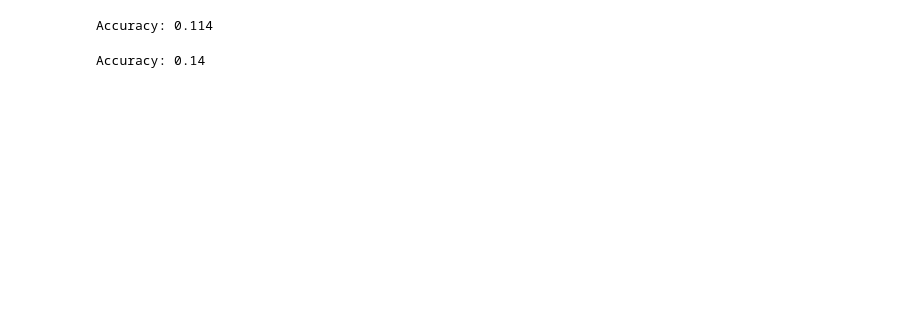
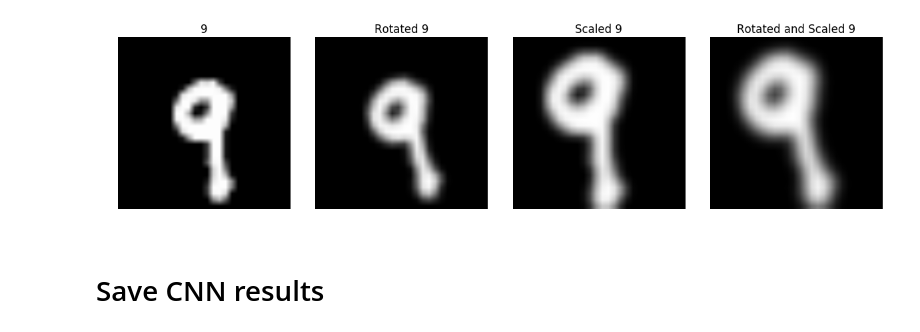
Before and after one commit to Chaoste/course-machine-intelligence-1, a Jupyter notebook: Ex11/MI - H11.ipynb, the cells around one changed output. Drawn from its saved outputs; the diff is of its cells as text; code cells hidden in the pictures; blank space fills up the shorter version.

```diff
--- a/Ex11/MI - H11.ipynb
+++ b/Ex11/MI - H11.ipynb
@@ -34,63 +151,12 @@ fig.tight_layout()
-# %%
-# Using the MNIST tutorial from Tensorflow (optimized for the real MNIST dataset)
-# Create the model
-x = tf.placeholder(tf.float32, [None, 784])
-W = tf.Variable(tf.zeros([784, 10]))
-b = tf.Variable(tf.zeros([10]))
-y = tf.matmul(x, W) + b
-
-# Define loss and optimizer
-y_ = tf.placeholder(tf.float32, [None, 10])
-cross_entropy = tf.reduce_mean(tf.nn.softmax_cross_entropy_with_logits(y, y_))
-train_step = tf.train.ProximalGradientDescentOptimizer(.5).minimize(cross_entropy)
-
-sess = tf.InteractiveSession()
-tf.global_variables_initializer().run()
-# Train
-sess.run(train_step, feed_dict={x: data['train']['images'], y_: data['train']['labels']})
-
-# Test trained model
-correct_prediction = tf.equal(tf.argmax(y, 1), tf.argmax(y_, 1))
-accuracy = tf.reduce_mean(tf.cast(correct_prediction, tf.float32))
-print('Accuracy:', sess.run(accuracy, feed_dict={x: data['test']['images'], y_: data['test']['labels']}))
-# -> not working well for small dataset
-# %% [output]
-Accuracy: 0.114
-# %%
-# KNN on MNIST (http://steven.codes/blog/ml/how-to-get-97-percent-on-MNIST-with-KNN/)
-def svd_pca(data, k):
-    """Reduce DATA using its K principal components."""
-    data = data.astype("float64")
-    data -= np.mean(data, axis=0)
-    U, S, V = np.linalg.svd(data, full_matrices=False)
-    return U[:,:k].dot(np.diag(S)[:k, :k])
-
-class KNN:
-    def __init__(self, data, labels, k):
-        self.data = data
-        self.labels = labels
-        self.k = k
-
-    def predict(self, sample):
-        differences = (self.data - sample)
-        distances = np.einsum('ij, ij->i', differences, differences)
-        nearest = self.labels[np.argsort(distances)[:self.k]]
-        return mode(nearest)[0][0]
-
-train_data = data['train']['images']
-test_data = data['test']['images']
-'''
-dataset = svd_pca(np.concatenate([train_data, test_data]), 2)
-train_data = dataset[:500]
-test_data = dataset[500:]
-'''
-knn = KNN(train_data, data['train']['origLabels'], 10)
-successes = 0
-for i in range(100):
-    y = knn.predict(test_data[i])
-    yT = data['test']['origLabels'][i]
-    if int(y) == int(yT):
-        successes += 1
-print('Accuracy:', successes / 100)
-# %% [output]
-Accuracy: 0.14
+# %%
+# Add rotated and scaled images
+fig, axes = plt.subplots(1, 4, figsize=(12, 4))
+img = data['train']['images'][0].reshape(28, 28)
+label = data['train']['labels'][0]
+plot_img(axes[0], img, '{:.0f}'.format(label))
+plot_img(axes[1], rotate(img, reshape=False), 'Rotated {:.0f}'.format(label))
+plot_img(axes[2], clipped_zoom(img, reshape=False), 'Scaled {:.0f}'.format(label))
+plot_img(axes[3], clipped_zoom(rotate(img, reshape=False), reshape=False), 'Rotated and Scaled {:.0f}'.format(label))
+fig.tight_layout()
+# %% [output]
+[figure, added]
@@ -96,0 +166,3 @@ Accuracy: 0.14
+# %% [markdown]
+Save CNN results
+==========
```
Also changed, not shown: parts of 9 cells of this notebook, 19 other files.
